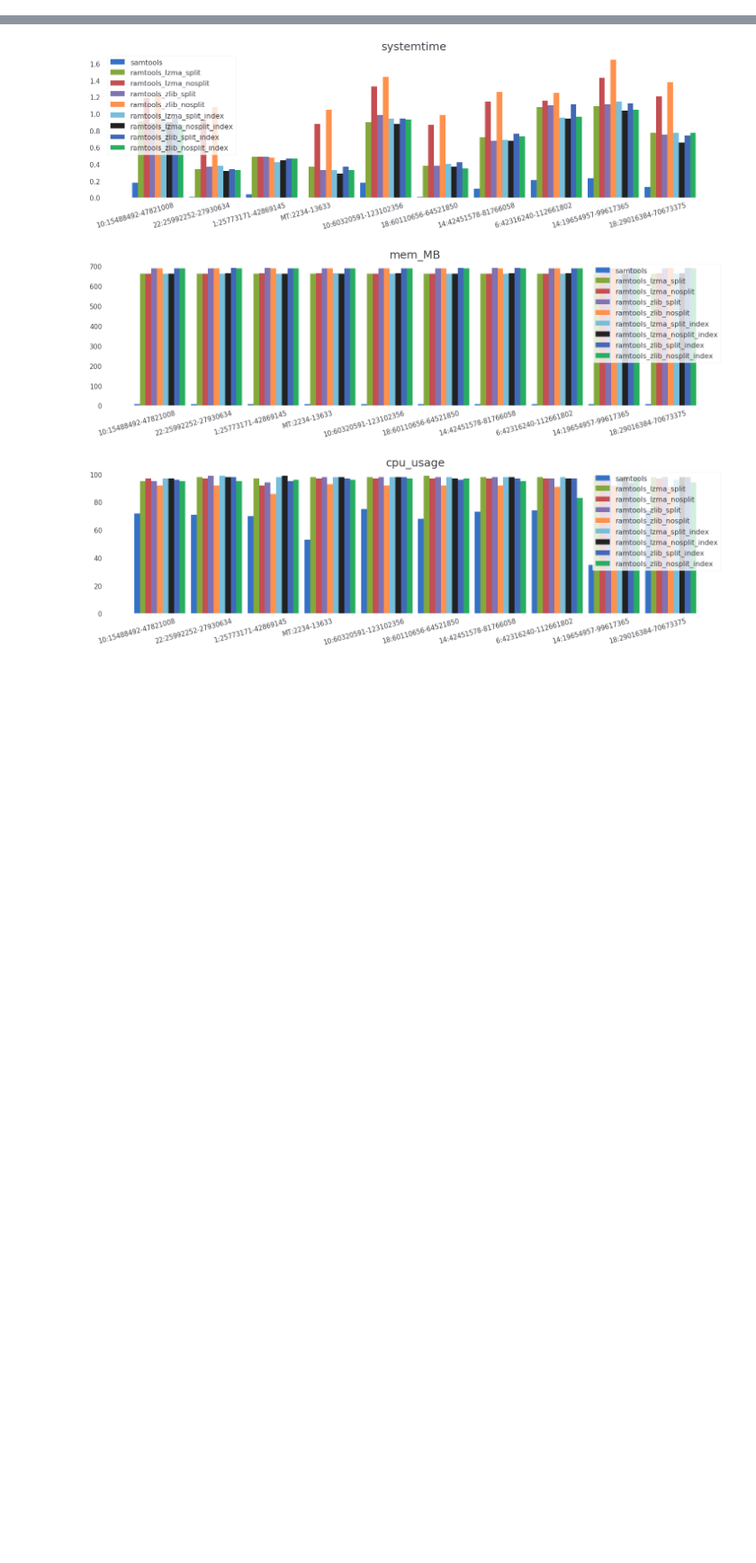
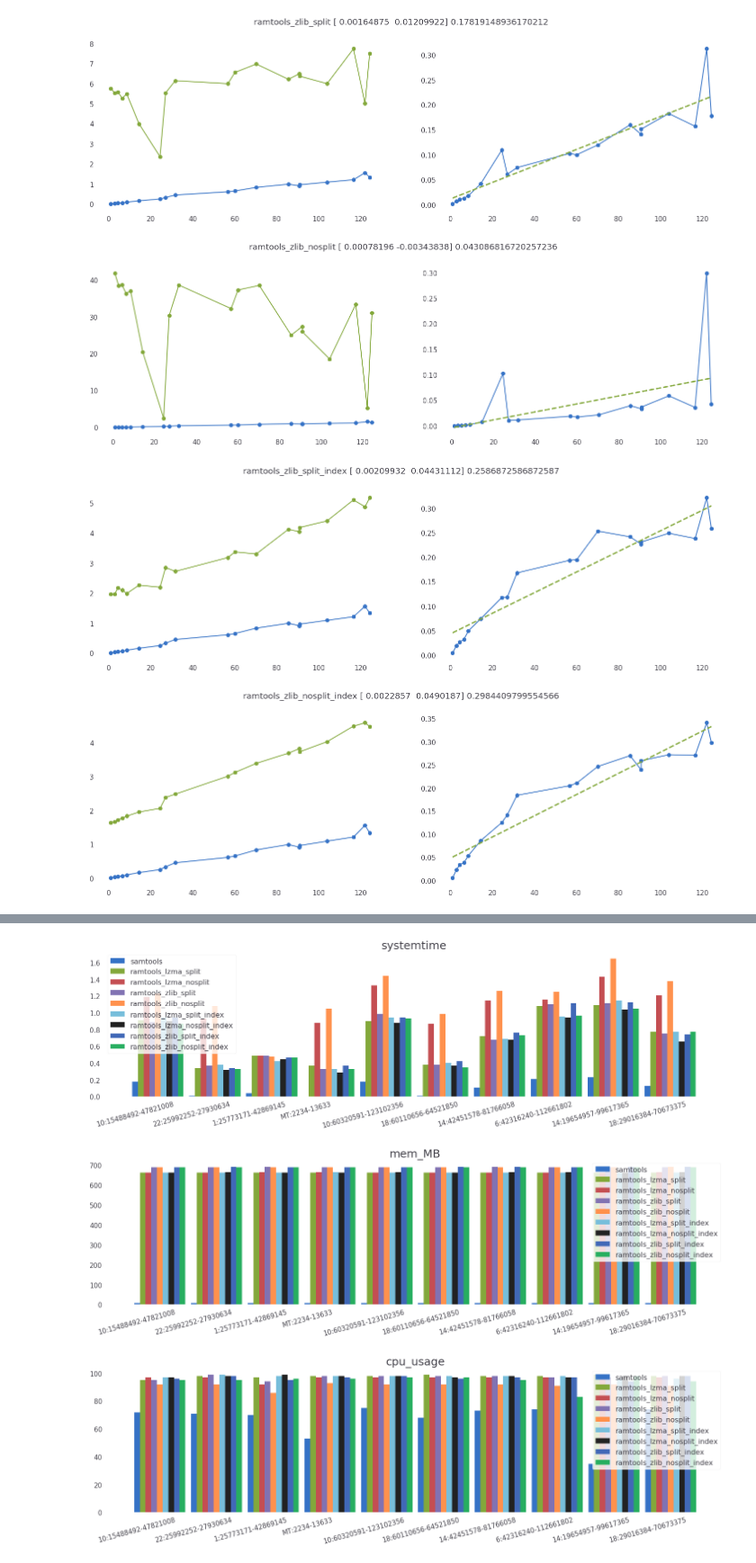
Before and after one commit to GeneROOT/ramtools, a Jupyter notebook: ramview_perf.ipynb, the cells around one changed output, grey strips where cells are left out. Shown at 90% size. Cells and saved outputs as stored; diff of their text form; code cells hidden in the pictures; blank space fills up the shorter version.

```diff
--- a/ramview_perf.ipynb
+++ b/ramview_perf.ipynb
@@ -74,0 +79,30 @@ all_methods = methods + methods_index[1:]
+# %%
+# df.sort_values(['region','method'])[['region', 'method', 'size_MB']]
+
+for METHOD in methods_zlib[1:]:
+    df2 = df.sort_values(['size_MB','method'])[['region', 'method', 'totaltime', 'size_MB']][df['method'].isin(['samtools', METHOD])]
+
+    x = df2[df2['method']=='samtools']['size_MB'][1:]
+    y1 = df2[df2['method']=='samtools']['totaltime'][1:]
+    y2 = df2[df2['method']==METHOD]['totaltime'][1:]
+    plt.figure(figsize=(25,7))
+    plt.subplot(1,2,1)
+    plt.plot(x, y1, 'o-')
+    plt.plot(x, y2, 'o-')
+    plt.subplot(1,2,2)
+#     z =  y2.values/y1.values
+    z = y1.values / y2.values
+    plt.plot(x, z, 'o-')
+    def func(x, a, b):
+#         return a/x + b
+        return a*x+b
+
+    popt, pcov = curve_fit(func, x, z)
+
+    plt.plot(x, func(x, *popt), '--', lw=3)
+    plt.suptitle('{0} {1} {2}'.format(METHOD, popt, z[-1]))
+# %% [output]
+[figure, added]
+[figure, added]
+[figure, added]
+[figure, added]
```
Also changed, not shown: parts of 6 cells of this notebook.
